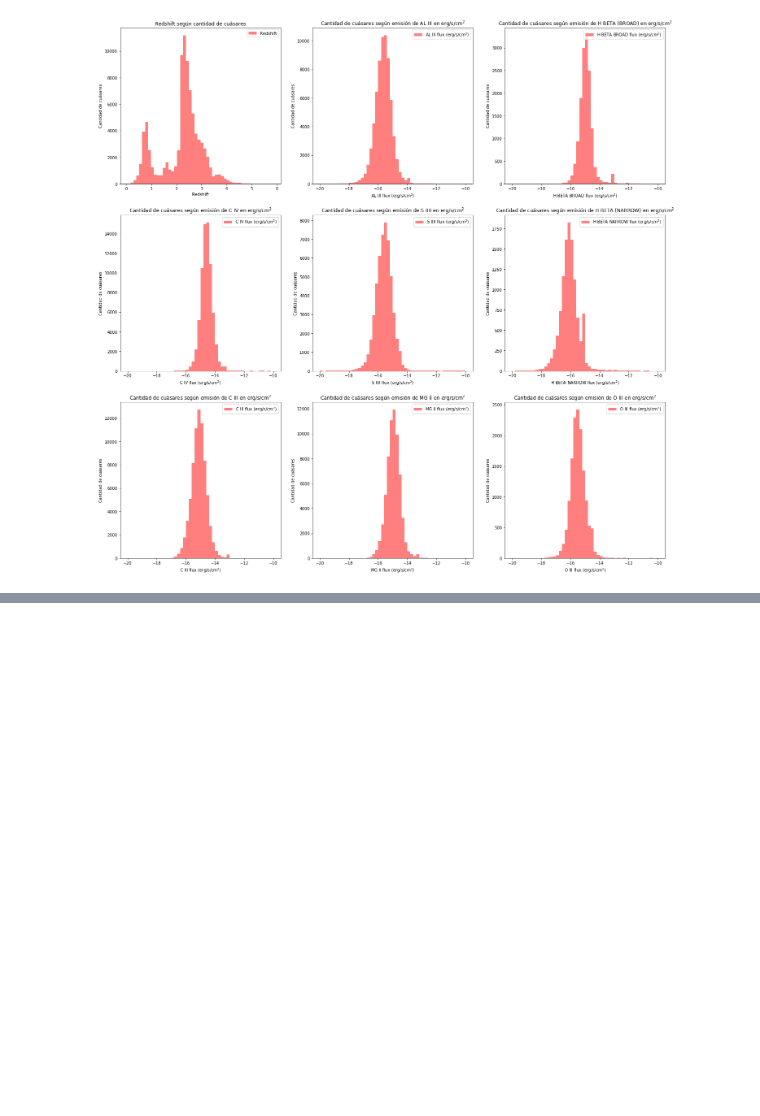
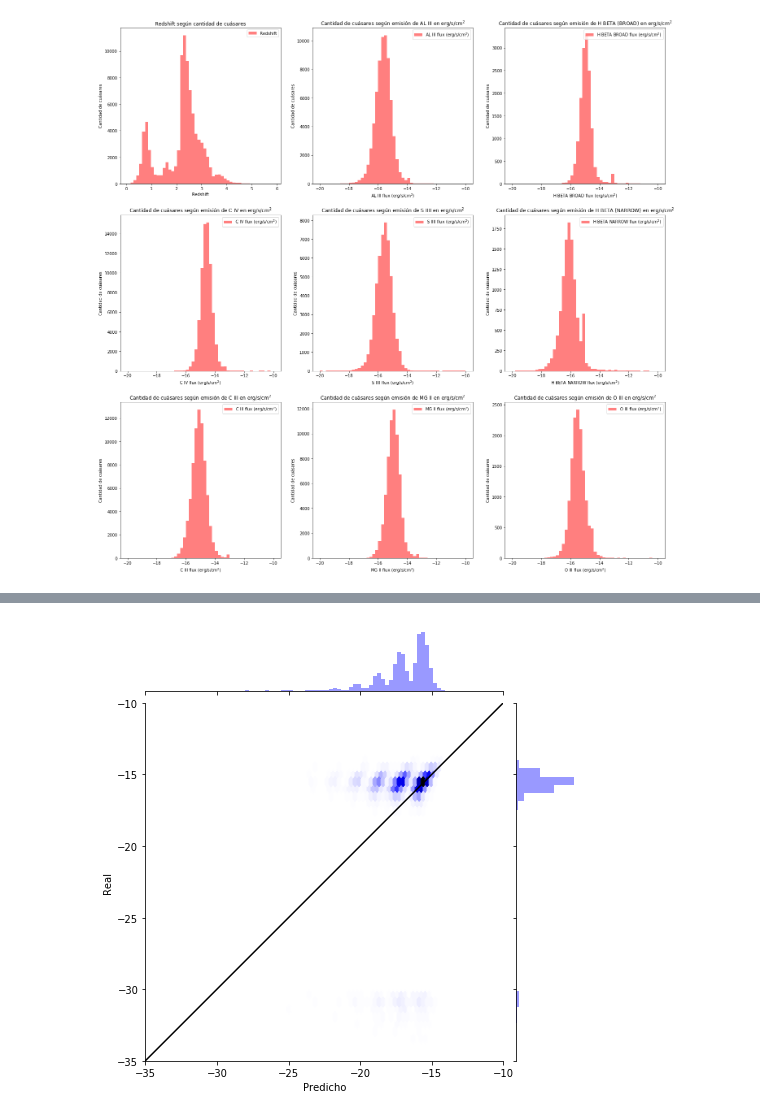
Before and after one commit to astrodatos/proyecto_aape, a Jupyter notebook: RegressionQuasar.ipynb, the cells around one changed output, grey strips where cells are left out. Saved outputs shown, nothing was run; the diff lists cells and outputs as text; code cells hidden in the pictures; blank space fills up the shorter version.

```diff
--- a/RegressionQuasar.ipynb
+++ b/RegressionQuasar.ipynb
@@ -263,0 +280,20 @@ plt.scatter(y_pred, Y_test)
+# %%
+XSI = quasarCompleta.drop('LOGF_SIIII',axis=1)
+ySI = quasarCompleta.LOGF_SIIII
+XSI_train, XSI_test, YSI_train, YSI_test = train_test_split(XSI, quasarCompleta.LOGF_SIIII, test_size=0.33, random_state=rs)
+knn_clf=KNeighborsRegressor(10)
+knn_clf.fit(XSI_train,YSI_train)
+ySI_pred=knn_clf.predict(XSI_test)
+
+cbSI = sns.jointplot(x=ySI_pred,y=YSI_test, kind="hex",color="b",height=10)
+plt.subplots_adjust(left=0.2, right=0.8, top=0.8, bottom=0.2)
+cbarSI_ax = cb.fig.add_axes([.85, .25, .05, .4])
+cbSI.set_axis_labels("Predicho", "Real")
+cbSI.ax_marg_x.set_xlim(-35,-10)
+cbSI.ax_marg_y.set_ylim(-35,-10)
+cbSI.title = "Aluminio III: Predicción vs Real"
+cbSI.ax_joint.plot([-35,-10],[-35,-10], 'k')
+plt.colorbar(cax=cbarSI_ax)
+
+plt.show()
+# %% [output]
@@ -263,0 +302 @@ plt.scatter(y_pred, Y_test)
+[figure, added]
```
Also changed, not shown: parts of 10 cells of this notebook.
